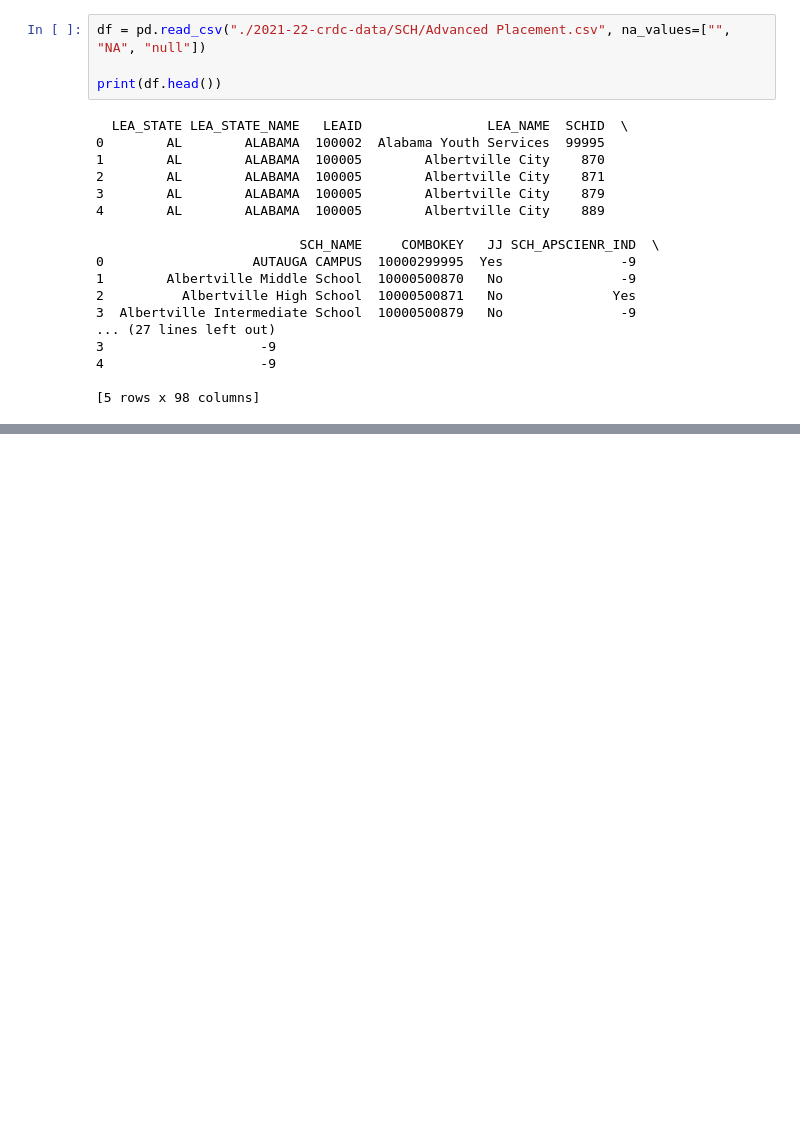
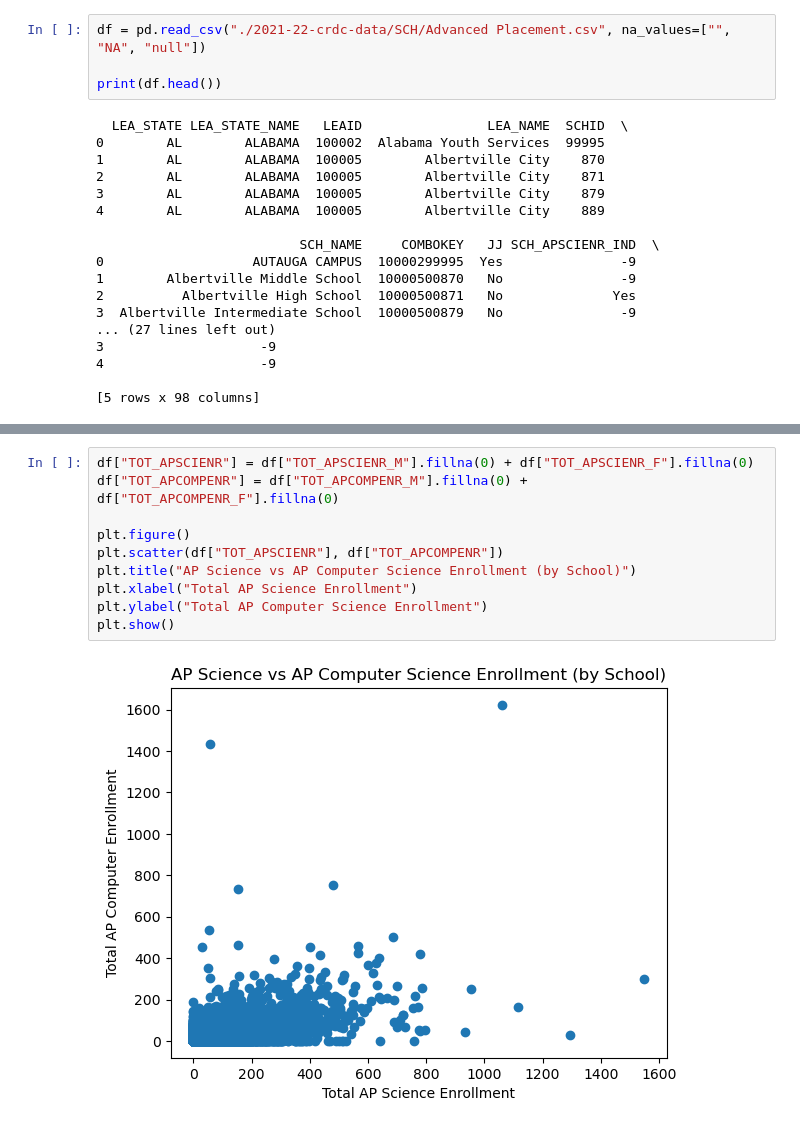
Before and after one commit to jasonpereira518/school-discipline-project, a Jupyter notebook: SchoolDiscipline.ipynb, the cells around one changed output, grey strips where cells are left out. Cells and saved outputs as stored; diff of their text form; blank space fills up the shorter version.

```diff
--- a/SchoolDiscipline.ipynb
+++ b/SchoolDiscipline.ipynb
@@ -29,0 +67,12 @@ print(df.head())
+# %%
+df["TOT_APSCIENR"] = df["TOT_APSCIENR_M"].fillna(0) + df["TOT_APSCIENR_F"].fillna(0)
+df["TOT_APCOMPENR"] = df["TOT_APCOMPENR_M"].fillna(0) + df["TOT_APCOMPENR_F"].fillna(0)
+
+plt.figure()
+plt.scatter(df["TOT_APSCIENR"], df["TOT_APCOMPENR"])
+plt.title("AP Science vs AP Computer Science Enrollment (by School)")
+plt.xlabel("Total AP Science Enrollment")
+plt.ylabel("Total AP Computer Science Enrollment")
+plt.show()
+# %% [output]
+[figure, added]
```
Also changed, not shown: parts of 3 cells of this notebook.
